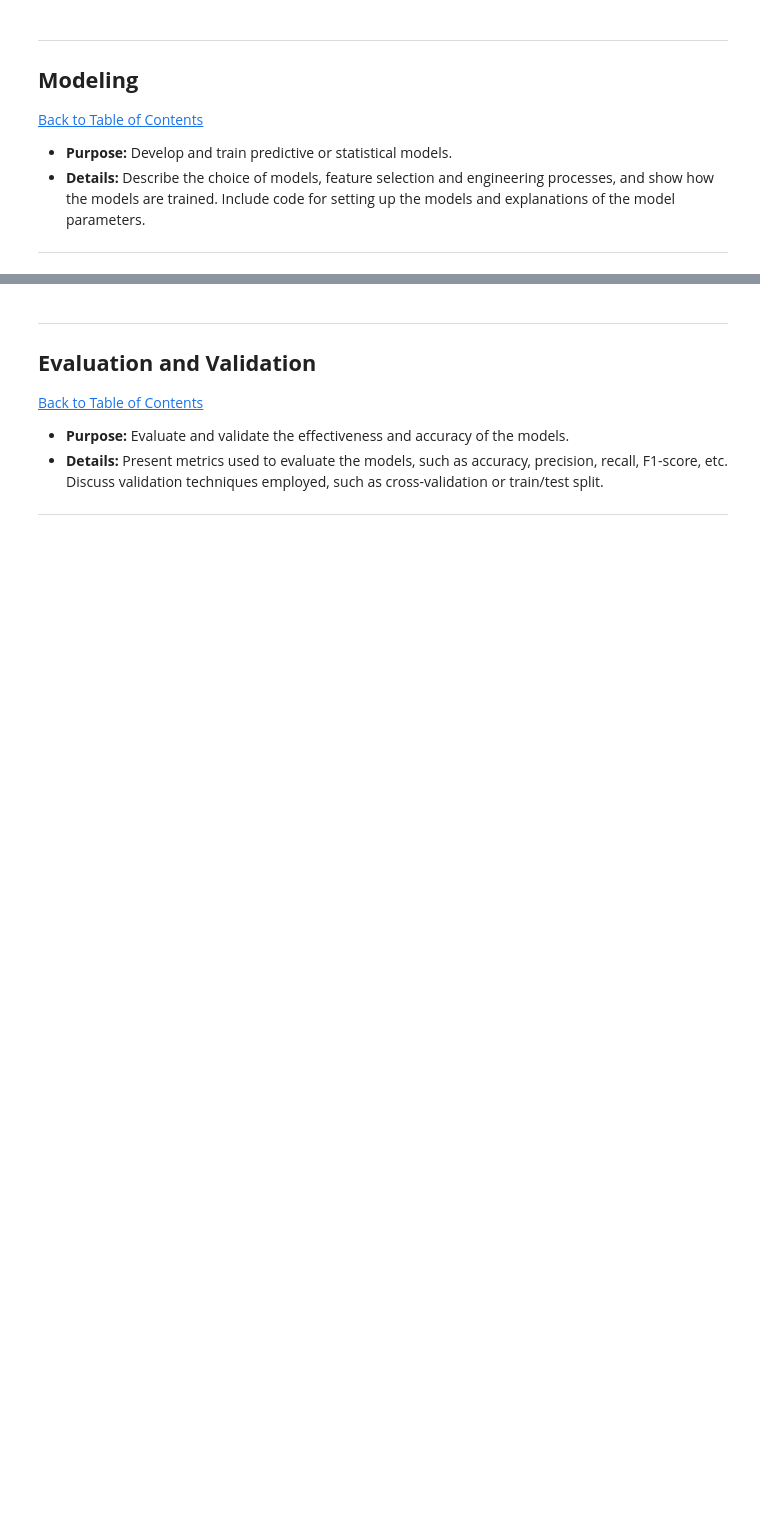
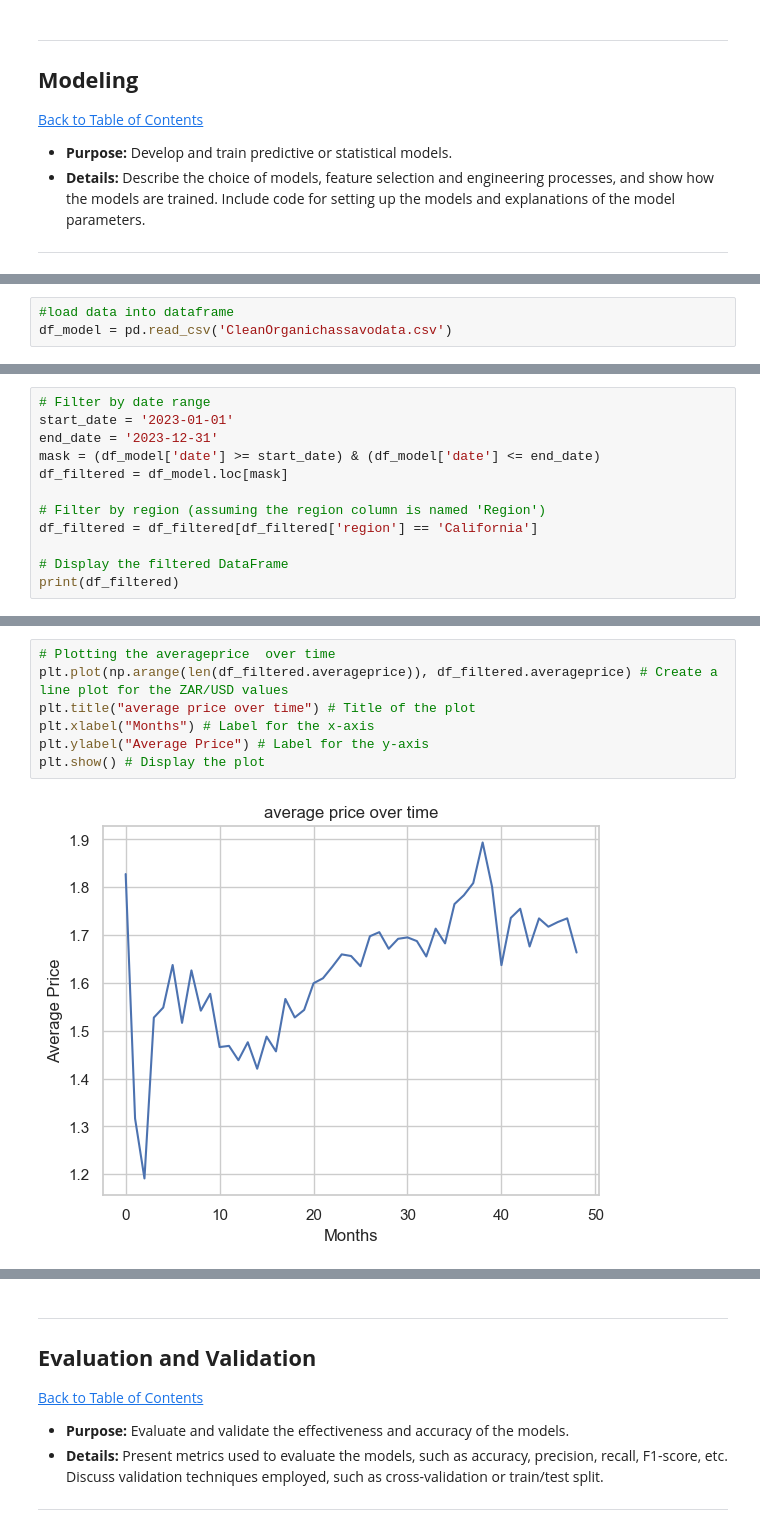
Before and after one commit to maseedatM5/Workplace, a Jupyter notebook: QCTO---Workplace-Module-Notebook-Template-4571.ipynb, the cells around one changed output, grey strips where cells are left out. Saved outputs shown, nothing was run; the diff lists cells and outputs as text; blank space fills up the shorter version.

Commit message:
updated final model & regression analysis
updated final model & regression analysis

```diff
--- a/QCTO---Workplace-Module-Notebook-Template-4571.ipynb
+++ b/QCTO---Workplace-Module-Notebook-Template-4571.ipynb
@@ -1174,0 +961,3 @@ lm = single_linear_model(df, 'food_transport')
+# %%
+#load data into dataframe
+df_model = pd.read_csv('CleanOrganichassavodata.csv')
@@ -1174,0 +985,12 @@ lm = single_linear_model(df, 'food_transport')
+# %%
+# Filter by date range
+start_date = '2023-01-01'
+end_date = '2023-12-31'
+mask = (df_model['date'] >= start_date) & (df_model['date'] <= end_date)
+df_filtered = df_model.loc[mask]
+
+# Filter by region (assuming the region column is named 'Region')
+df_filtered = df_filtered[df_filtered['region'] == 'California']
+
+# Display the filtered DataFrame
+print(df_filtered)
@@ -1174,0 +1015,9 @@ lm = single_linear_model(df, 'food_transport')
+# %%
+# Plotting the averageprice  over time
+plt.plot(np.arange(len(df_filtered.averageprice)), df_filtered.averageprice) # Create a line plot for the ZAR/USD values
+plt.title("average price over time") # Title of the plot
+plt.xlabel("Months") # Label for the x-axis
+plt.ylabel("Average Price") # Label for the y-axis
+plt.show() # Display the plot
+# %% [output]
+[figure, added]
```
Also changed, not shown: parts of 34 cells of this notebook, 1 other file.
